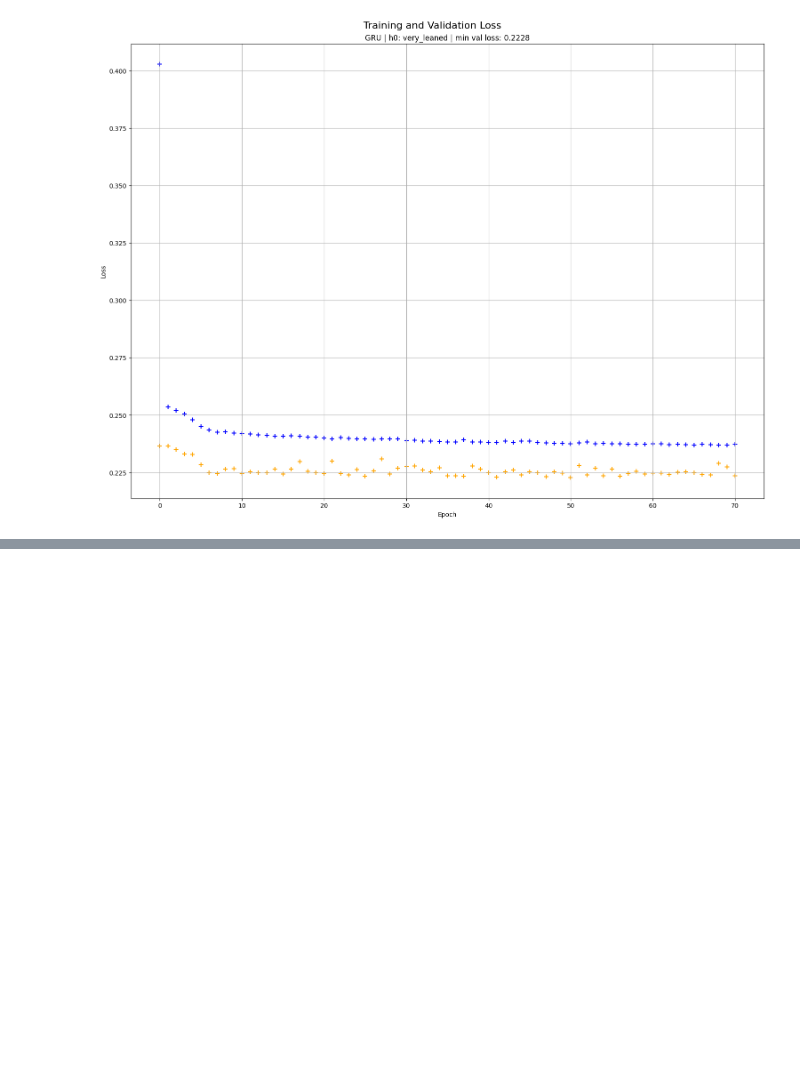
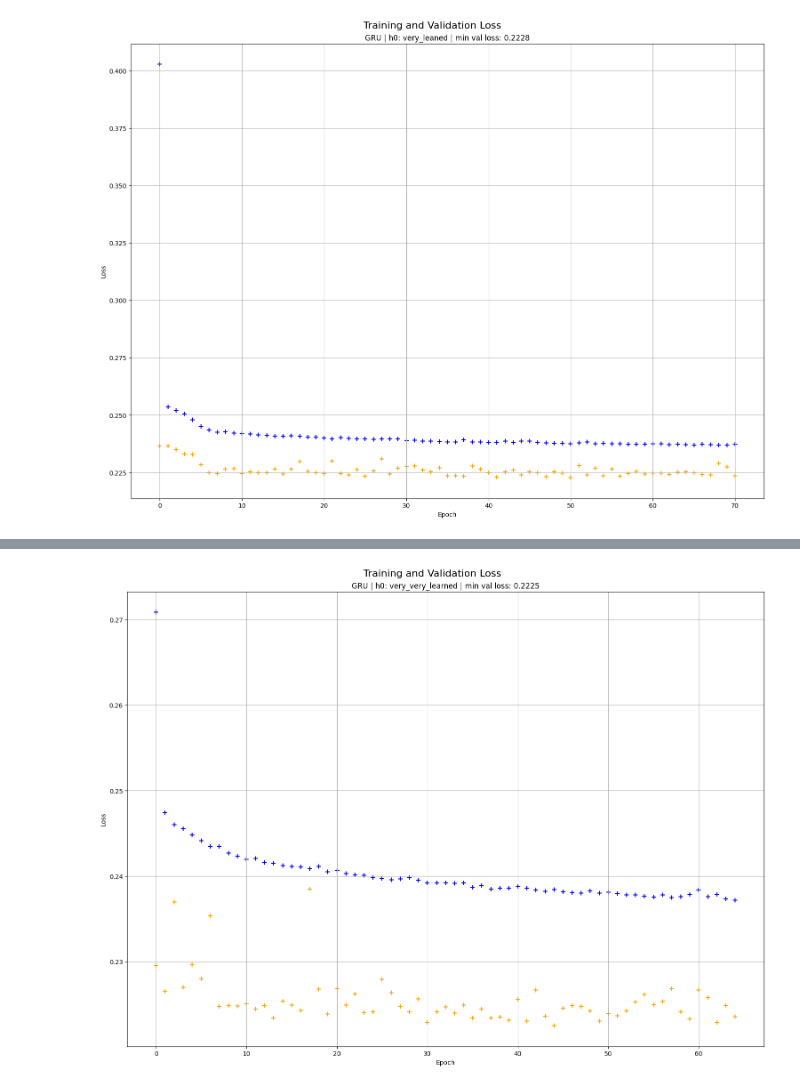
Before and after one commit to martinmf-dev/Realized_Volatility_Prediction_-erdos_deeplearning-, a Jupyter notebook: NNetwork/Learned_emb_RNN.ipynb, the cells around one changed output, grey strips where cells are left out. Saved outputs shown, nothing was run; the diff lists cells and outputs as text; code cells hidden in the pictures; blank space fills up the shorter version.

```diff
--- a/NNetwork/Learned_emb_RNN.ipynb
+++ b/NNetwork/Learned_emb_RNN.ipynb
@@ -757,13 +757,24 @@ visualization.training_plots(vis_dict)
 base_rnn_model=training.RV_RNN_conv(rnn_type="gru",rnn_drop_out=0,rnn_num_layer=1).to(device=device)
 
 id_hidden_dict1=OrderedDict([("linear1", nn.Linear(in_features=8, out_features=32),),
-                            ("relu1", nn.ReLU()),
+                            ("tanh1", nn.Tanh()),
                             ("linear2", nn.Linear(in_features=32, out_features=16)),
-                            ("tanh", nn.Tanh()),
+                            ("tanh2", nn.Tanh()),
                             ("linear3", nn.Linear(in_features=16, out_features=8)),
-                            ("relu2", nn.ReLU())
+                            ("tanh3", nn.Tanh()),
                             ("linear4", nn.Linear(in_features=8,out_features=1))])
 
 id_hidden_layers1=nn.Sequential(id_hidden_dict1).to(device=device)
 
-stock_adj_gru_model=training.id_learned_embedding_adj_rnn_mtpl(id_place=id_place, ts_place=ts_place,rnn_model=base_rnn_model,id_hidden_model=id_hidden_layers1).to(device=device)
+stock_adj_gru_model1=training.id_learned_embedding_adj_rnn_mtpl(id_place=id_place, ts_place=ts_place,rnn_model=base_rnn_model,id_hidden_model=id_hidden_layers1).to(device=device)
+
+train_loader=torch.utils.data.DataLoader(dataset=train_dataset,batch_size=512,shuffle=True, num_workers=4, pin_memory=True)
+test_loader=torch.utils.data.DataLoader(dataset=test_dataset,batch_size=512,shuffle=True, num_workers =4, pin_memory=True)
+
+import torch.optim as optim
+
+optimizer = optim.Adam(stock_adj_gru_model1.parameters(), lr=1e-3)
+
+# Loss tracking
+train_loss = []
+val_loss = []
@@ -769,0 +841,5 @@ stock_adj_gru_model=training.id_learned_embedding_adj_rnn_mtpl(id_place=id_place
+# %%
+vis_dict={("gru","very_very_learned"):{"train_loss": train_loss,"val_loss": val_loss}}
+visualization.training_plots(vis_dict)
+# %% [output]
+[figure, added]
```
Also changed, not shown: parts of 3 cells of this notebook.
